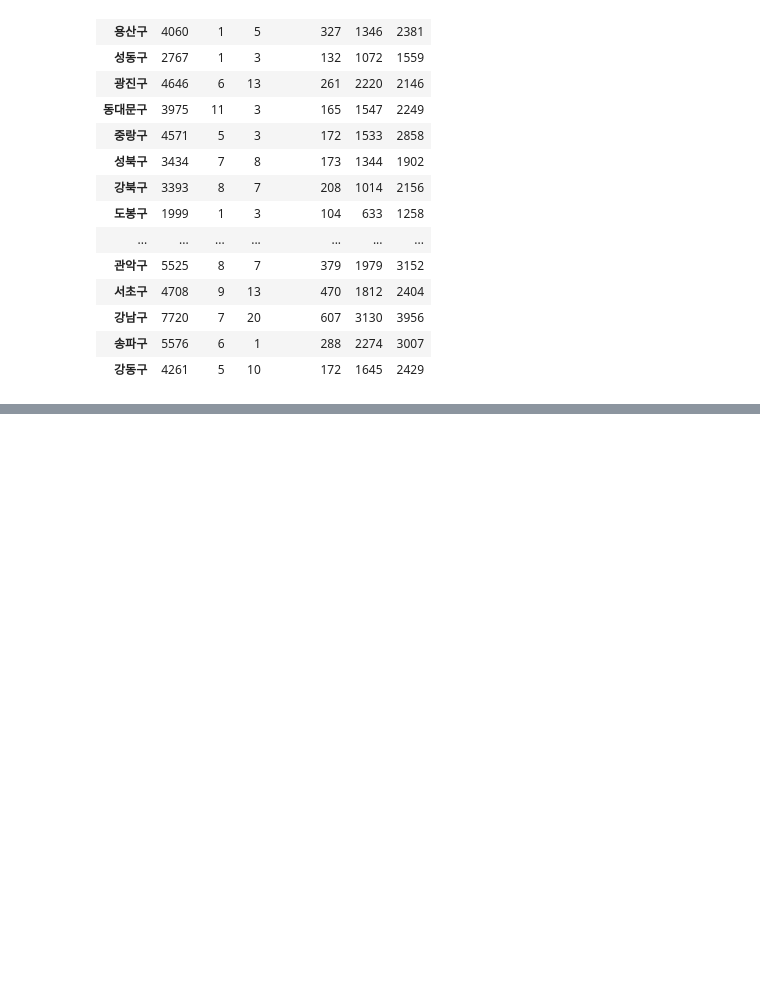
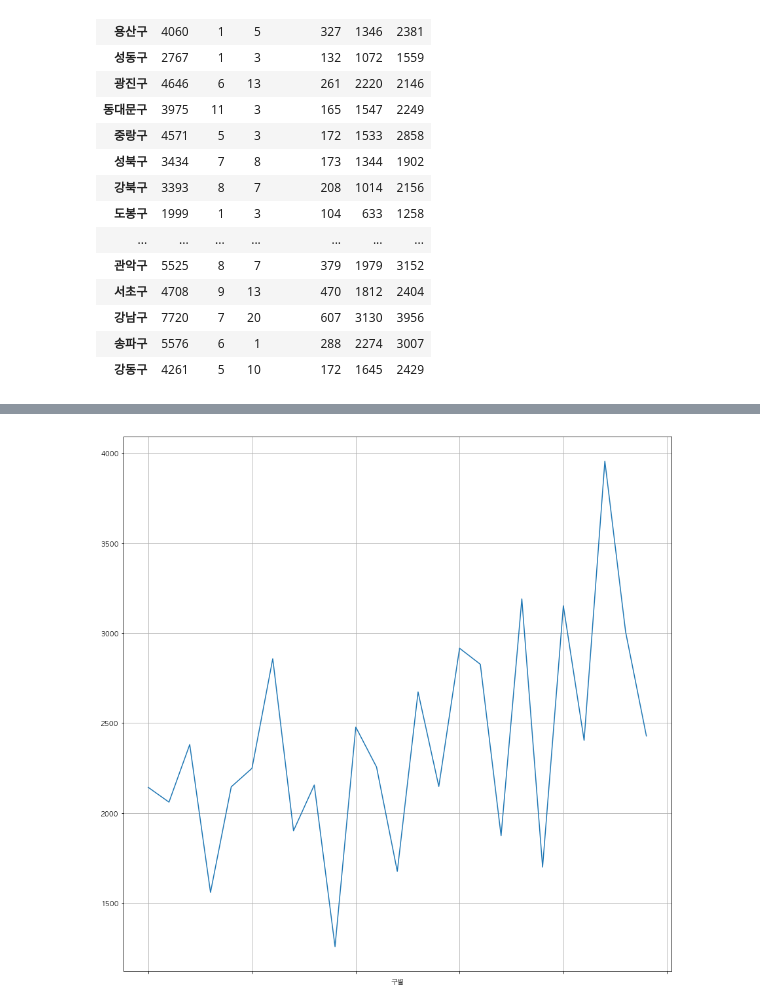
Before and after one commit to shypang/python_practice, a Jupyter notebook: souce/DataMerge.ipynb, the cells around one changed output, grey strips where cells are left out. Drawn from its saved outputs; the diff is of its cells as text; code cells hidden in the pictures; blank space fills up the shorter version.

```diff
--- a/souce/DataMerge.ipynb
+++ b/souce/DataMerge.ipynb
@@ -599,0 +620,5 @@ crime
+# %%
+crime['폭력'].plot(kind='line',grid=True,figsize=(15,15))
+plt.show()
+# %% [output]
+[figure, added]
```
Also changed, not shown: parts of 6 cells of this notebook.
